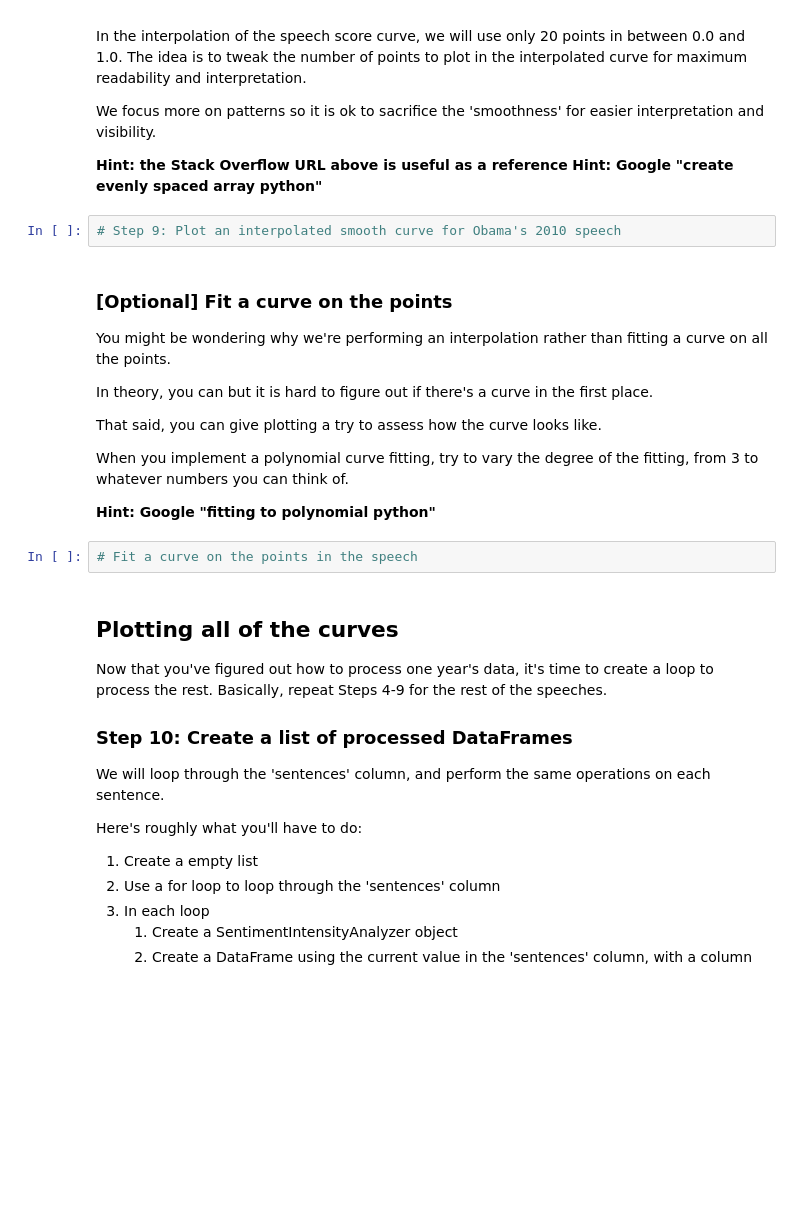
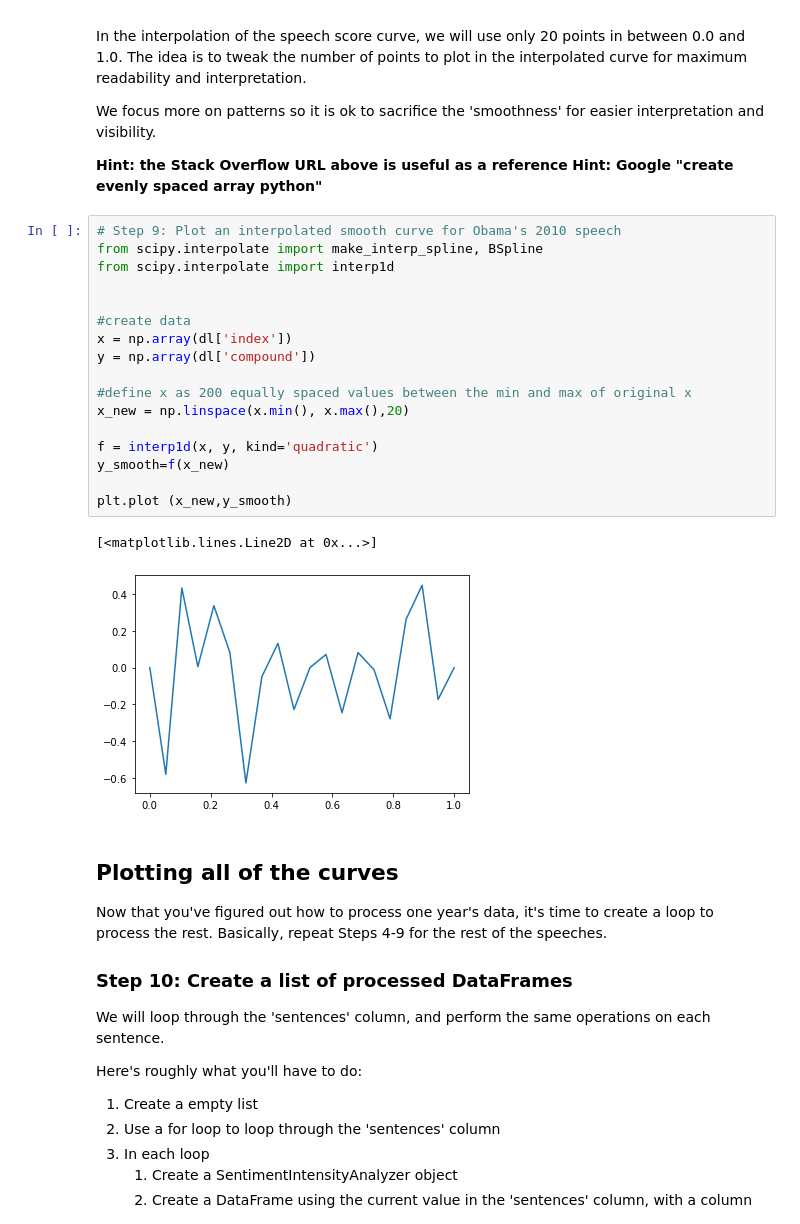
Before and after one commit to daanishrasheed/US-Speech-Analysis, a Jupyter notebook: Project US Speech Analysis (Part V).ipynb, the cells around one changed output. Saved outputs shown, nothing was run; the diff lists cells and outputs as text; blank space fills up the shorter version.

```diff
--- a/Project US Speech Analysis (Part V).ipynb
+++ b/Project US Speech Analysis (Part V).ipynb
@@ -256,21 +261,26 @@ We focus more on patterns so it is ok to sacrifice the 'smoothness' for easier i
 
 <strong>Hint: the Stack Overflow URL above is useful as a reference</strong>
 <strong>Hint: Google "create evenly spaced array python"</strong>
-# %%
-# Step 9: Plot an interpolated smooth curve for Obama's 2010 speech
-# %% [markdown]
-### [Optional] Fit a curve on the points
-You might be wondering why we're performing an interpolation rather than fitting a curve on all the points.
-
-In theory, you can but it is hard to figure out if there's a curve in the first place.
-
-That said, you can give plotting a try to assess how the curve looks like.
-
-When you implement a polynomial curve fitting, try to vary the degree of the fitting, from 3 to whatever numbers you can think of.
-
-<strong>Hint: Google "fitting to polynomial python"</strong>
-# %%
-# Fit a curve on the points in the speech
+# %%
+# Step 9: Plot an interpolated smooth curve for Obama's 2010 speech
+from scipy.interpolate import make_interp_spline, BSpline
+from scipy.interpolate import interp1d
+
+
+#create data
+x = np.array(dl['index'])
+y = np.array(dl['compound'])
+
+#define x as 200 equally spaced values between the min and max of original x
+x_new = np.linspace(x.min(), x.max(),20)
+
+f = interp1d(x, y, kind='quadratic')
+y_smooth=f(x_new)
+
+plt.plot (x_new,y_smooth)
+# %% [output]
+[<matplotlib.lines.Line2D at 0x...>]
+[figure, added]
 # %% [markdown]
 ## Plotting all of the curves
 Now that you've figured out how to process one year's data, it's time to create a loop to process the rest. Basically, repeat Steps 4-9 for the rest of the speeches.
```
Also changed, not shown: parts of 1 cell of this notebook.
